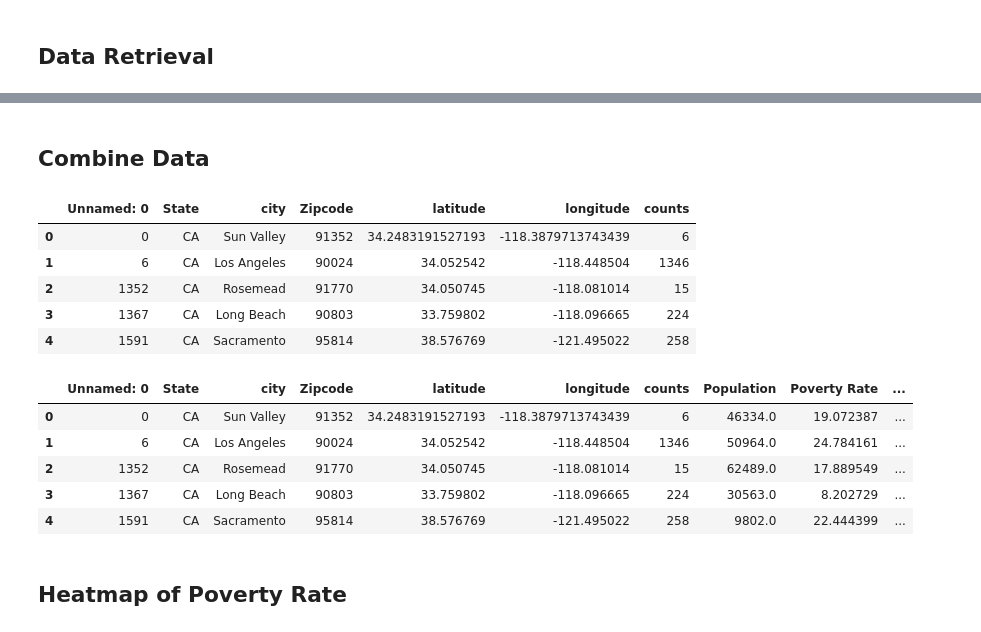
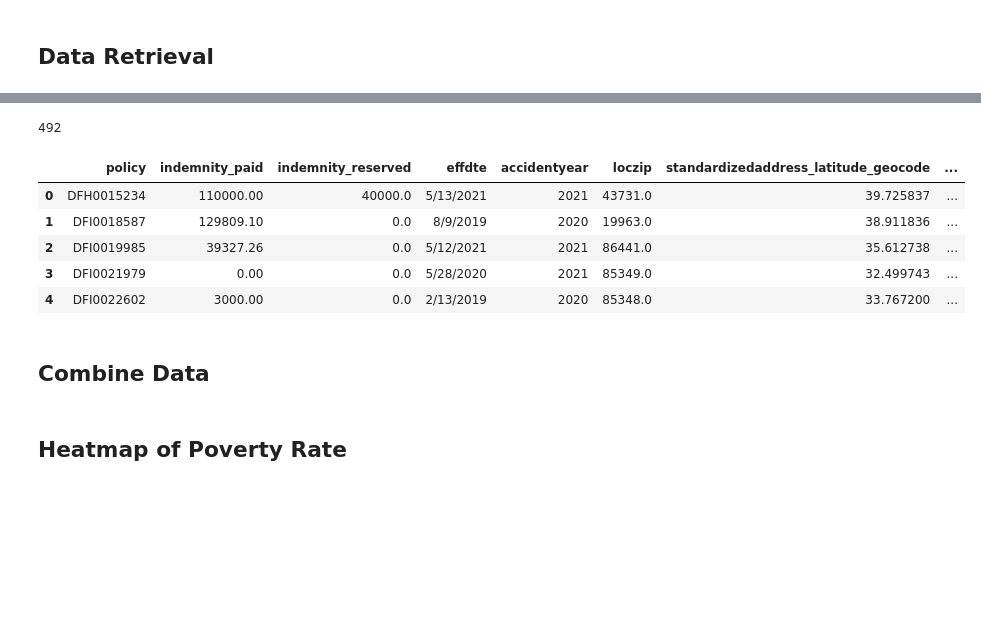
Before and after one commit to krissykodes/Gmaps, a Jupyter notebook: Gmaps.ipynb, the cells around one changed output, grey strips where cells are left out. Saved outputs shown, nothing was run; the diff lists cells and outputs as text; code cells hidden in the pictures; blank space fills up the shorter version.

```diff
--- a/Gmaps.ipynb
+++ b/Gmaps.ipynb
@@ -66,36 +94,37 @@ EVStation.describe()
+# %%
+EVStation2= EVStation.groupby('policy',as_index=False).agg({'indemnity_paid':'sum','indemnity_reserved':'sum','effdte':'first','accidentyear':'first','loczip':'first','standardizedaddress_latitude_geocode':'min','standardizedaddress_lgtde_geocode':'min'})
+
+len(EVStation2)
+# %% [output]
+492
+# %%
+EVStation2.head()
+# %% [output]
+|  | policy | indemnity_paid | indemnity_reserved | effdte | accidentyear | loczip | standardizedaddress_latitude_geocode | ... |
+| 0 | DFH0015234 | 110000.00 | 40000.0 | 5/13/2021 | 2021 | 43731.0 | 39.725837 | ... |
+| 1 | DFI0018587 | 129809.10 | 0.0 | 8/9/2019 | 2020 | 19963.0 | 38.911836 | ... |
+| 2 | DFI0019985 | 39327.26 | 0.0 | 5/12/2021 | 2021 | 86441.0 | 35.612738 | ... |
+| 3 | DFI0021979 | 0.00 | 0.0 | 5/28/2020 | 2021 | 85349.0 | 32.499743 | ... |
+| 4 | DFI0022602 | 3000.00 | 0.0 | 2/13/2019 | 2020 | 85348.0 | 33.767200 | ... |
 # %% [markdown]
 ## Combine Data
 # %%
-# Import the zip station data. Use dtype="object" to ensure all data is read in accurately.
-census_data_original = pd.read_csv(
-    "merged.csv", dtype="object", encoding="utf-8")
+# # Import the zip station data. Use dtype="object" to ensure all data is read in accurately.
+# census_data_original = pd.read_csv(
+#     "merged.csv", dtype="object", encoding="utf-8")
 
-# Visualize
-census_data_original.head()
+# # Visualize
+# census_data_original.head()
-# %% [output]
-|  | Unnamed: 0 | State | city | Zipcode | latitude | longitude | counts |
-| 0 | 0 | CA | Sun Valley | 91352 | 34.2483191527193 | -118.3879713743439 | 6 |
-| 1 | 6 | CA | Los Angeles | 90024 | 34.052542 | -118.448504 | 1346 |
-| 2 | 1352 | CA | Rosemead | 91770 | 34.050745 | -118.081014 | 15 |
-| 3 | 1367 | CA | Long Beach | 90803 | 33.759802 | -118.096665 | 224 |
-| 4 | 1591 | CA | Sacramento | 95814 | 38.576769 | -121.495022 | 258 |
 # %%
-# Merge the two data sets along zip code
-census_data_complete = pd.merge(
-    census_data_original, census_pd, how="left", on=["Zipcode", "Zipcode"])
+# # Merge the two data sets along zip code
+# census_data_complete = pd.merge(
+#     census_data_original, census_pd, how="left", on=["Zipcode", "Zipcode"])
 
-# Remove rows missing data
-census_data_complete = (census_data_complete[census_data_complete["Household Income"]>0]).dropna()
+# # Remove rows missing data
+# census_data_complete = (census_data_complete[census_data_complete["Household Income"]>0]).dropna()
 
-# Visualize
-census_data_complete.head()
+# # Visualize
+# census_data_complete.head()
-# %% [output]
-|  | Unnamed: 0 | State | city | Zipcode | latitude | longitude | counts | Population | Poverty Rate | ... |
-| 0 | 0 | CA | Sun Valley | 91352 | 34.2483191527193 | -118.3879713743439 | 6 | 46334.0 | 19.072387 | ... |
-| 1 | 6 | CA | Los Angeles | 90024 | 34.052542 | -118.448504 | 1346 | 50964.0 | 24.784161 | ... |
-| 2 | 1352 | CA | Rosemead | 91770 | 34.050745 | -118.081014 | 15 | 62489.0 | 17.889549 | ... |
-| 3 | 1367 | CA | Long Beach | 90803 | 33.759802 | -118.096665 | 224 | 30563.0 | 8.202729 | ... |
-| 4 | 1591 | CA | Sacramento | 95814 | 38.576769 | -121.495022 | 258 | 9802.0 | 22.444399 | ... |
 # %% [markdown]
 ## Heatmap of Poverty Rate
 # %%
```
Also changed, not shown: parts of 25 cells of this notebook.
